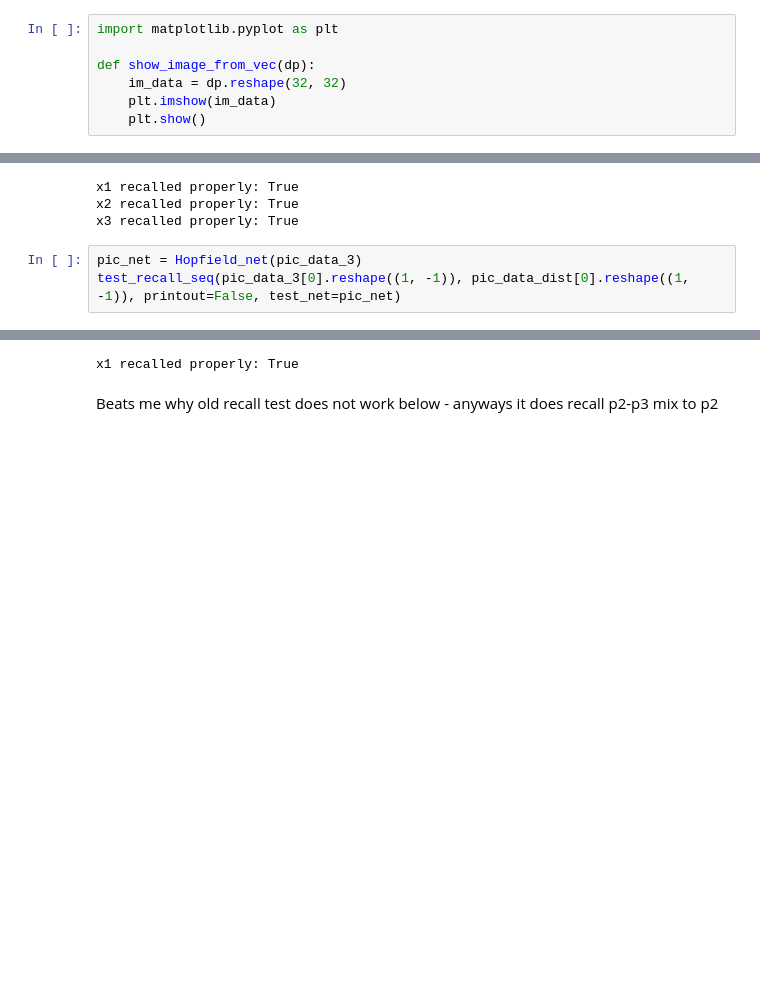
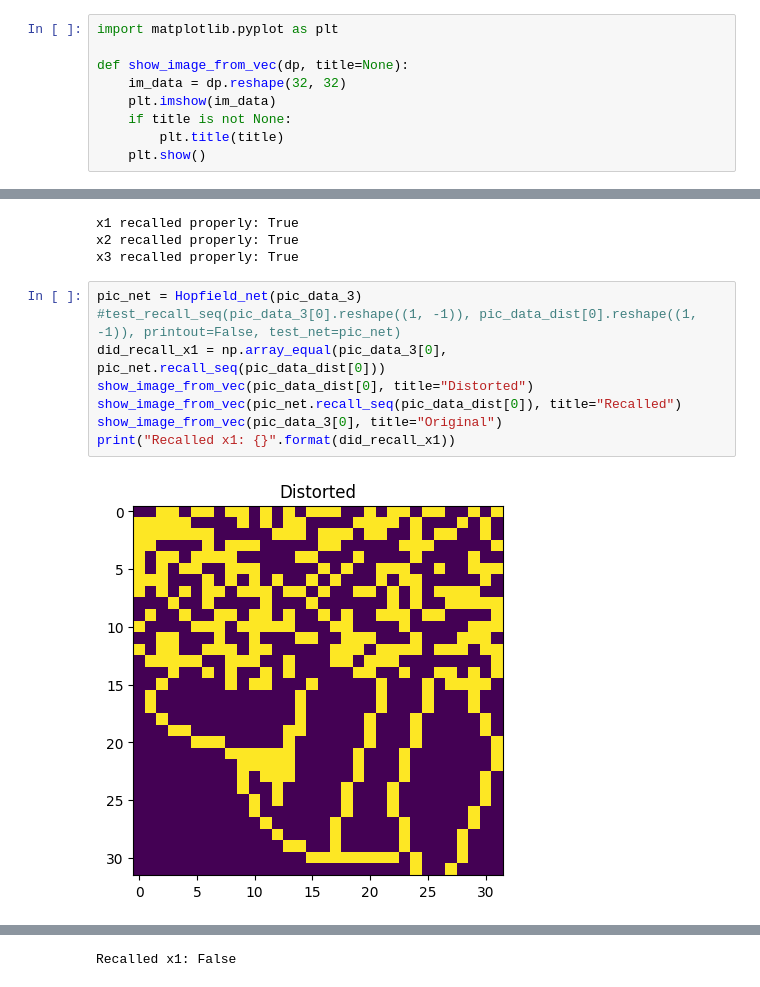
Before and after one commit to sebastians1999/DD2437_ANNs, a Jupyter notebook: lab3/hopfield_nets.ipynb, the cells around one changed output, grey strips where cells are left out. Drawn from its saved outputs; the diff is of its cells as text; blank space fills up the shorter version.

```diff
--- a/lab3/hopfield_nets.ipynb
+++ b/lab3/hopfield_nets.ipynb
@@ -216,9 +219,11 @@ pic_data = pic_data[:9]
 # %%
 import matplotlib.pyplot as plt
 
-def show_image_from_vec(dp):
+def show_image_from_vec(dp, title=None):
     im_data = dp.reshape(32, 32)
     plt.imshow(im_data)
+    if title is not None:
+        plt.title(title)
     plt.show()
 # %% [markdown]
 #### Train with 3 pictures
@@ -231,5 +236,11 @@ x2 recalled properly: True
 x3 recalled properly: True
 # %%
 pic_net = Hopfield_net(pic_data_3)
-test_recall_seq(pic_data_3[0].reshape((1, -1)), pic_data_dist[0].reshape((1, -1)), printout=False, test_net=pic_net)
+#test_recall_seq(pic_data_3[0].reshape((1, -1)), pic_data_dist[0].reshape((1, -1)), printout=False, test_net=pic_net)
+did_recall_x1 = np.array_equal(pic_data_3[0], pic_net.recall_seq(pic_data_dist[0]))
+show_image_from_vec(pic_data_dist[0], title="Distorted")
+show_image_from_vec(pic_net.recall_seq(pic_data_dist[0]), title="Recalled")
+show_image_from_vec(pic_data_3[0], title="Original")
+print("Recalled x1: {}".format(did_recall_x1))
 # %% [output]
+[figure, added]
@@ -236,3 +249 @@ test_recall_seq(pic_data_3[0].reshape((1, -1)), pic_data_dist[0].reshape((1, -1)
-x1 recalled properly: True
+Recalled x1: False
-# %% [markdown]
-Beats me why old recall test does not work below - anyways it does recall p2-p3 mix to p2
```
Also changed, not shown: parts of 12 cells of this notebook.
